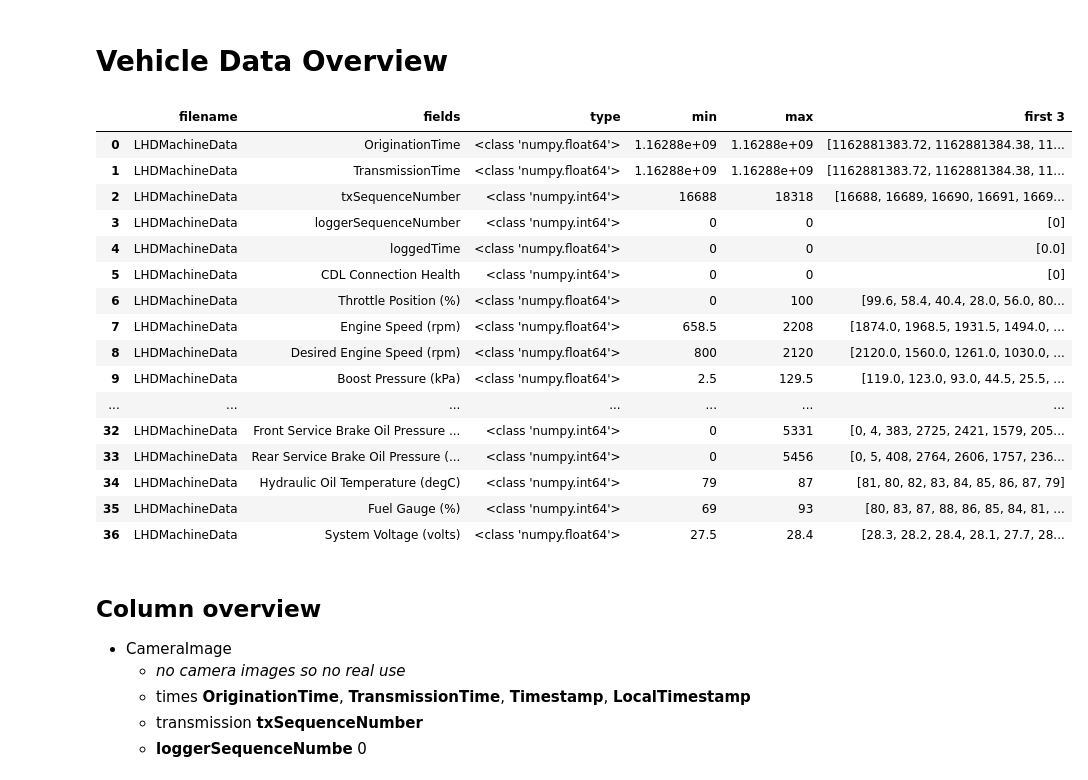
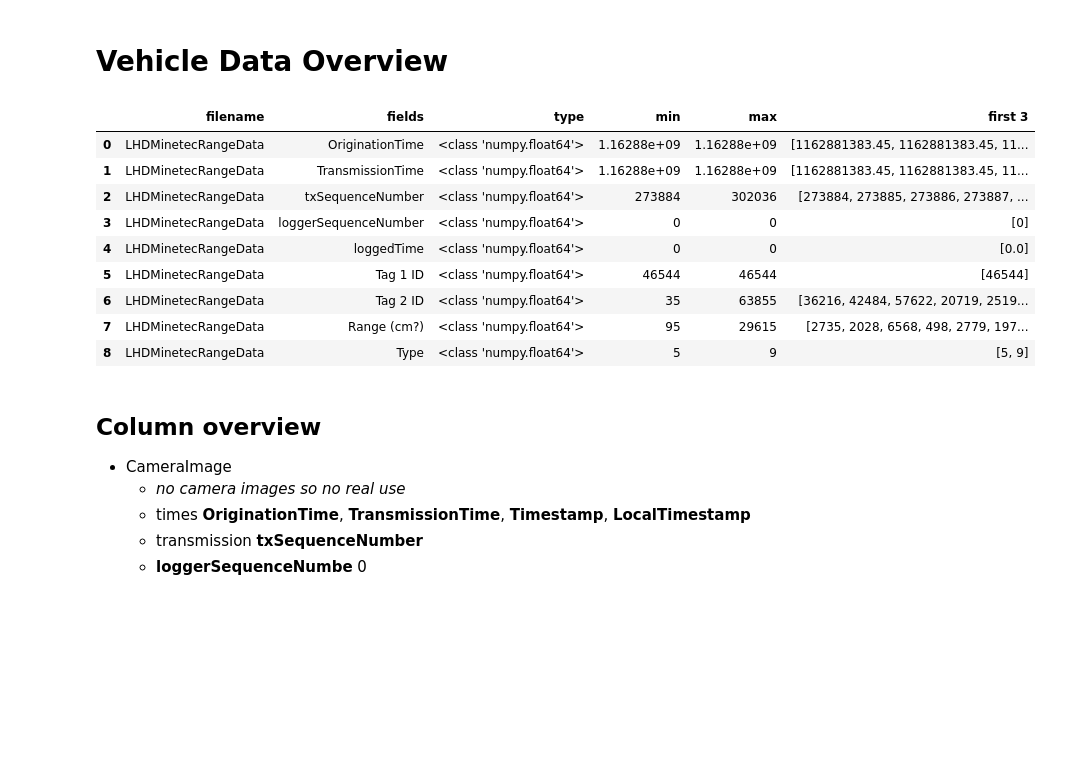
Before and after one commit to saramic/roxoff, a Jupyter notebook: prelim_analysis/Vehicle_data_overview.ipynb, the cells around one changed output. Saved outputs shown, nothing was run; the diff lists cells and outputs as text; code cells hidden in the pictures; blank space fills up the shorter version.

```diff
--- a/prelim_analysis/Vehicle_data_overview.ipynb
+++ b/prelim_analysis/Vehicle_data_overview.ipynb
@@ -13,50 +13,44 @@ import re
 GPS_from_UTC = (datetime(1980,1,6) - datetime(1970,1,1)).total_seconds()
 GPS_parse_date = lambda date: datetime.utcfromtimestamp(date + GPS_from_UTC)
 GPS_parse_dates = lambda dates: [GPS_parse_date(date) for date in dates]
 
 all_dir = '../../Vehicle Data/November2016/2016.11.1?/RCM00001/*_Complete_Log/'
 first_best_dir = '../../Vehicle Data/November2016/2016.11.11/RCM00001/16.36.06_Complete_Log/'
 
 colnames = ['filename', 'fields', 'type', 'min', 'max', 'first 3']
 df = pd.DataFrame(columns=colnames)
 for file in glob.glob(first_best_dir + '*'):
     df_file = pd.read_csv(file)
     filename = os.path.basename(file)
     m = re.search('([^\d]+)\d*\.csv', filename)
     file_content = m.group(1)
     row = pd.DataFrame(
         list(zip(
             [file_content] * len(df_file.columns),
             df_file.columns,
             [type(x) for x in df_file.ix[0,:]],
             [df_file[x].min() for x in df_file.columns],
             [df_file[x].max() for x in df_file.columns],
             [df_file[x].unique() for x in df_file.columns],
 
         )),
         columns=colnames
     )
     df = df.append(row)
-df[df['filename'] == 'LHDMachineData']
+# df[df['filename'] == 'LHDMachineData']
+df[df['filename'] == 'LHDMinetecRangeData']
 # df # or all
 # %% [output]
 |  | filename | fields | type | min | max | first 3 |
-| 0 | LHDMachineData | OriginationTime | <class 'numpy.float64'> | 1.16288e+09 | 1.16288e+09 | [1162881383.72, 1162881384.38, 11... |
-| 1 | LHDMachineData | TransmissionTime | <class 'numpy.float64'> | 1.16288e+09 | 1.16288e+09 | [1162881383.72, 1162881384.38, 11... |
-| 2 | LHDMachineData | txSequenceNumber | <class 'numpy.int64'> | 16688 | 18318 | [16688, 16689, 16690, 16691, 1669... |
-| 3 | LHDMachineData | loggerSequenceNumber | <class 'numpy.int64'> | 0 | 0 | [0] |
-| 4 | LHDMachineData | loggedTime | <class 'numpy.float64'> | 0 | 0 | [0.0] |
-| 5 | LHDMachineData | CDL Connection Health | <class 'numpy.int64'> | 0 | 0 | [0] |
-| 6 | LHDMachineData | Throttle Position (%) | <class 'numpy.float64'> | 0 | 100 | [99.6, 58.4, 40.4, 28.0, 56.0, 80... |
-| 7 | LHDMachineData | Engine Speed (rpm) | <class 'numpy.float64'> | 658.5 | 2208 | [1874.0, 1968.5, 1931.5, 1494.0, ... |
-| 8 | LHDMachineData | Desired Engine Speed (rpm) | <class 'numpy.float64'> | 800 | 2120 | [2120.0, 1560.0, 1261.0, 1030.0, ... |
-| 9 | LHDMachineData | Boost Pressure (kPa) | <class 'numpy.float64'> | 2.5 | 129.5 | [119.0, 123.0, 93.0, 44.5, 25.5, ... |
-| ... | ... | ... | ... | ... | ... | ... |
-| 32 | LHDMachineData | Front Service Brake Oil Pressure ... | <class 'numpy.int64'> | 0 | 5331 | [0, 4, 383, 2725, 2421, 1579, 205... |
-| 33 | LHDMachineData | Rear Service Brake Oil Pressure (... | <class 'numpy.int64'> | 0 | 5456 | [0, 5, 408, 2764, 2606, 1757, 236... |
-| 34 | LHDMachineData | Hydraulic Oil Temperature (degC) | <class 'numpy.int64'> | 79 | 87 | [81, 80, 82, 83, 84, 85, 86, 87, 79] |
-| 35 | LHDMachineData | Fuel Gauge (%) | <class 'numpy.int64'> | 69 | 93 | [80, 83, 87, 88, 86, 85, 84, 81, ... |
-| 36 | LHDMachineData | System Voltage (volts) | <class 'numpy.float64'> | 27.5 | 28.4 | [28.3, 28.2, 28.4, 28.1, 27.7, 28... |
+| 0 | LHDMinetecRangeData | OriginationTime | <class 'numpy.float64'> | 1.16288e+09 | 1.16288e+09 | [1162881383.45, 1162881383.45, 11... |
+| 1 | LHDMinetecRangeData | TransmissionTime | <class 'numpy.float64'> | 1.16288e+09 | 1.16288e+09 | [1162881383.45, 1162881383.45, 11... |
+| 2 | LHDMinetecRangeData | txSequenceNumber | <class 'numpy.float64'> | 273884 | 302036 | [273884, 273885, 273886, 273887, ... |
+| 3 | LHDMinetecRangeData | loggerSequenceNumber | <class 'numpy.float64'> | 0 | 0 | [0] |
+| 4 | LHDMinetecRangeData | loggedTime | <class 'numpy.float64'> | 0 | 0 | [0.0] |
+| 5 | LHDMinetecRangeData | Tag 1 ID | <class 'numpy.float64'> | 46544 | 46544 | [46544] |
+| 6 | LHDMinetecRangeData | Tag 2 ID | <class 'numpy.float64'> | 35 | 63855 | [36216, 42484, 57622, 20719, 2519... |
+| 7 | LHDMinetecRangeData | Range (cm?) | <class 'numpy.float64'> | 95 | 29615 | [2735, 2028, 6568, 498, 2779, 197... |
+| 8 | LHDMinetecRangeData | Type | <class 'numpy.float64'> | 5 | 9 | [5, 9] |
 # %% [markdown]
 ## Column overview
 * CameraImage
```
Also changed, not shown: parts of 10 cells of this notebook, 1 other file.
